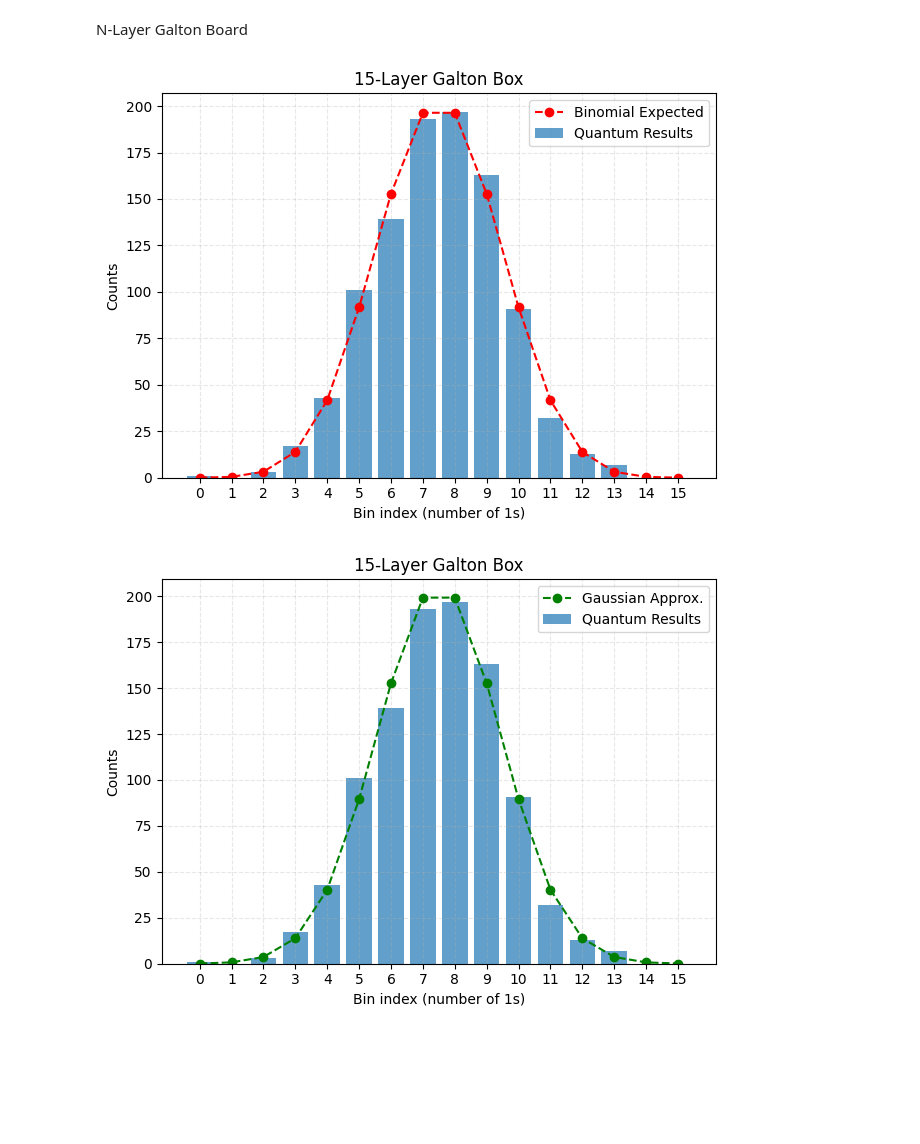
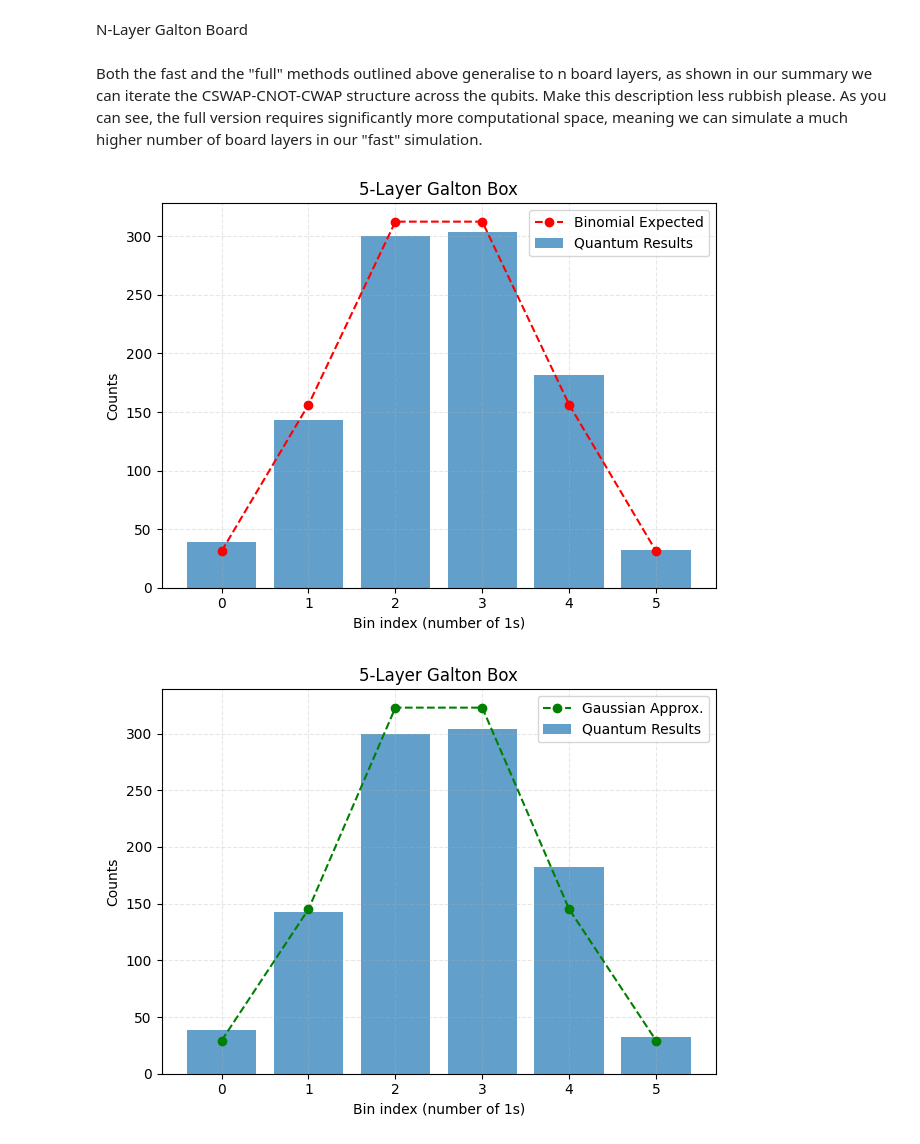
Before and after one commit to ismail-mehmood/quantum_nnl_project, a Jupyter notebook: notebooks/galton_box_demo.ipynb, the cells around one changed output. Saved outputs shown, nothing was run; the diff lists cells and outputs as text; code cells hidden in the pictures; blank space fills up the shorter version.

Commit message:
[ismail] feat(implemented full version of generalised n layer galton board)

```diff
--- a/notebooks/galton_box_demo.ipynb
+++ b/notebooks/galton_box_demo.ipynb
@@ -29,11 +29,14 @@ plot_bins(bin_counts, n=2, overlay='binomial', shots=1000)
 # %% [markdown]
 N-Layer Galton Board
+# %% [markdown]
+Both the fast and the "full" methods outlined above generalise to n board layers, as shown in our summary we can iterate the CSWAP-CNOT-CWAP structure across the qubits. Make this description less rubbish please.
+As you can see, the full version requires significantly more computational space, meaning we can simulate a much higher number of board layers in our "fast" simulation.
 # %%
-bin_counts = galton_n_layer(15)
-plot_bins(bin_counts, n=15, overlay='binomial', shots=1000)
+bin_counts = galton_n_layer(5)
+plot_bins(bin_counts, n=5, overlay='binomial', shots=1000)
 # %% [output]
-[figure, old version]
+[figure, new version]
 # %%
-plot_bins(bin_counts, n=15, overlay='gaussian', shots=1000)
+plot_bins(bin_counts, n=5, overlay='gaussian', shots=1000)
 # %% [output]
-[figure, old version]
+[figure, new version]
```
Also changed, not shown: parts of 3 cells of this notebook, 1 other file.
